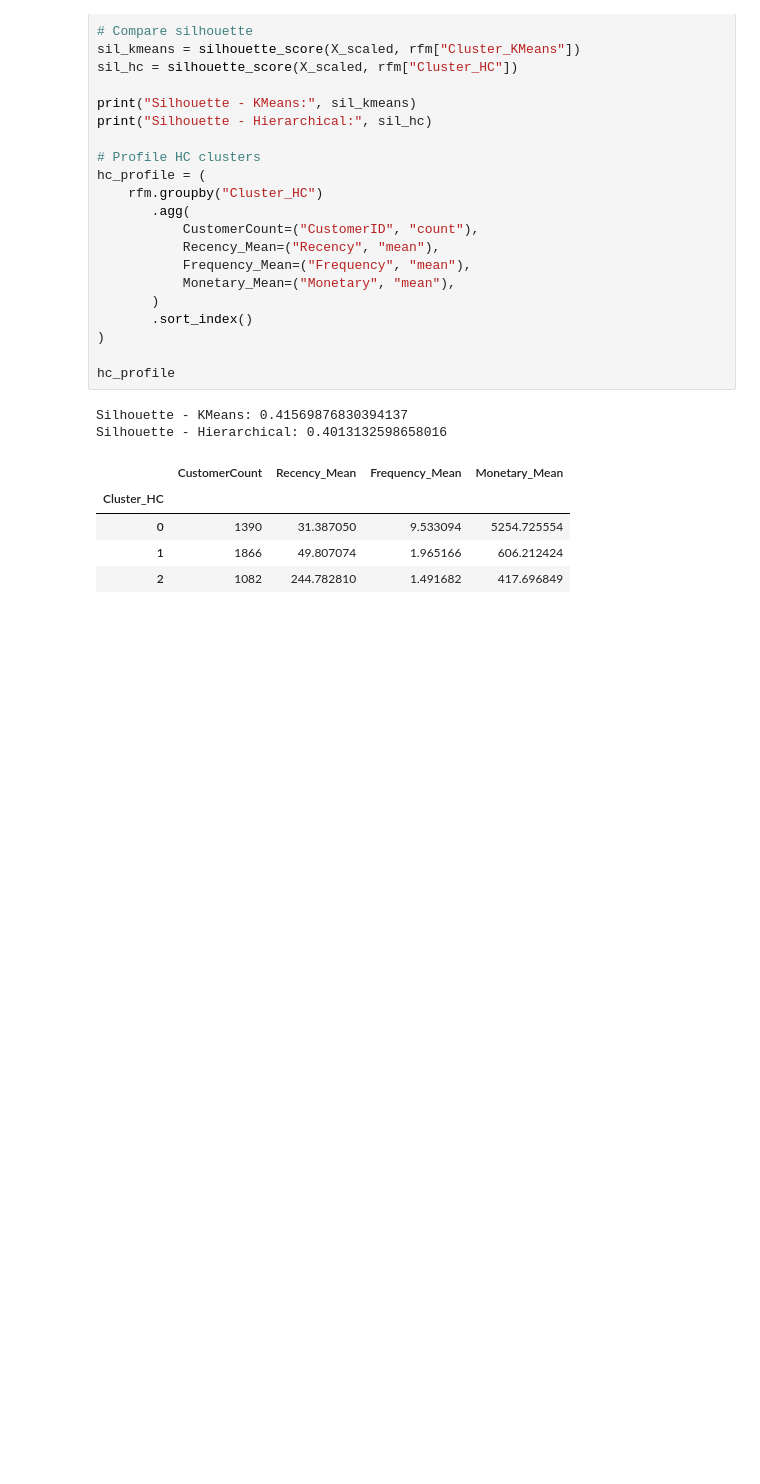
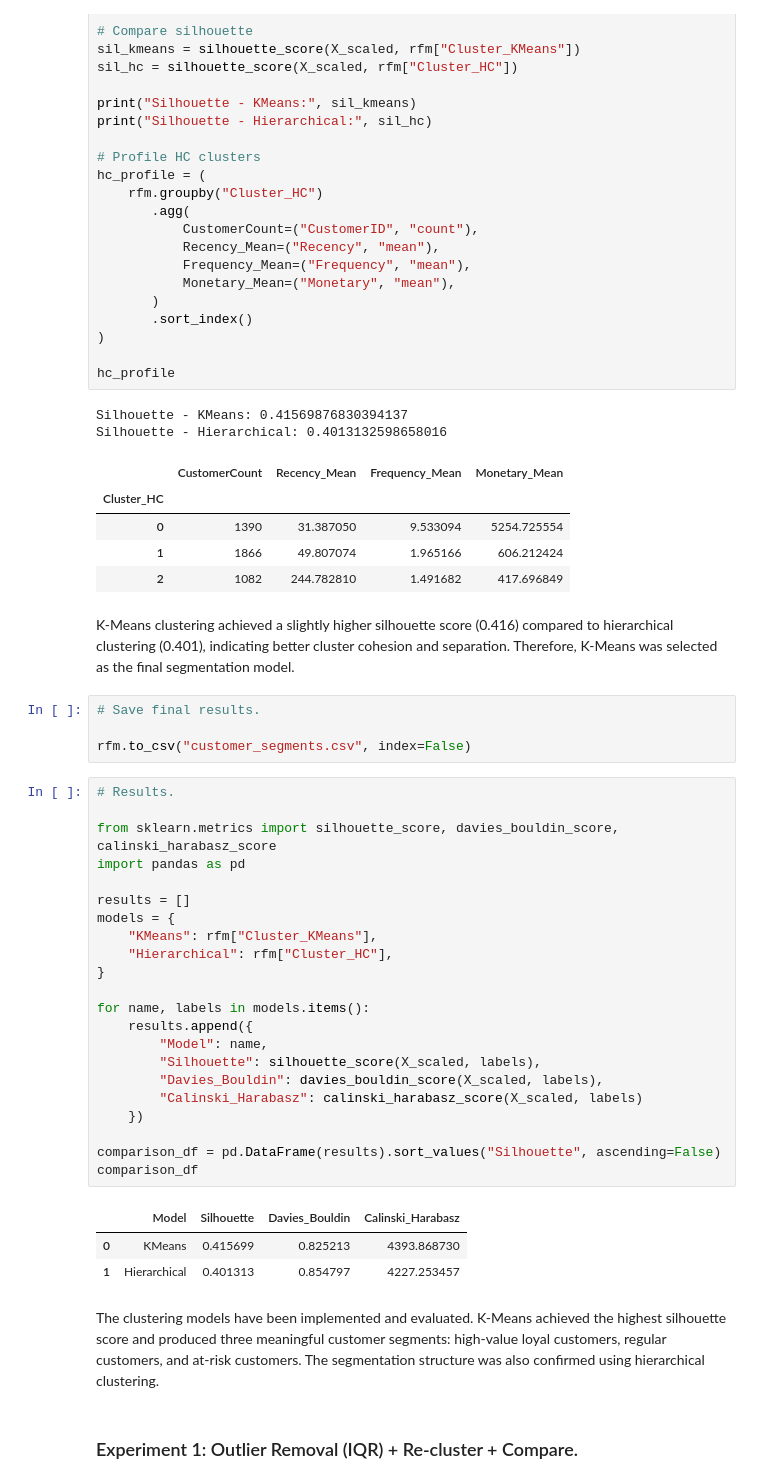
Before and after one commit to Chirag0455/MSc_Data_Science_Project, a Jupyter notebook: DS_Project_Chirag.ipynb, the cells around one changed output. Drawn from its saved outputs; the diff is of its cells as text; blank space fills up the shorter version.

```diff
--- a/DS_Project_Chirag.ipynb
+++ b/DS_Project_Chirag.ipynb
@@ -542,3 +542,39 @@ Silhouette - Hierarchical: 0.4013132598658016
 | 0 | 1390 | 31.387050 | 9.533094 | 5254.725554 |
 | 1 | 1866 | 49.807074 | 1.965166 | 606.212424 |
 | 2 | 1082 | 244.782810 | 1.491682 | 417.696849 |
+# %% [markdown]
+K-Means clustering achieved a slightly higher silhouette score (0.416) compared to hierarchical clustering (0.401), indicating better cluster cohesion and separation. Therefore, K-Means was selected as the final segmentation model.
+# %%
+# Save final results.
+
+rfm.to_csv("customer_segments.csv", index=False)
+# %%
+# Results.
+
+from sklearn.metrics import silhouette_score, davies_bouldin_score, calinski_harabasz_score
+import pandas as pd
+
+results = []
+models = {
+    "KMeans": rfm["Cluster_KMeans"],
+    "Hierarchical": rfm["Cluster_HC"],
+}
+
+for name, labels in models.items():
+    results.append({
+        "Model": name,
+        "Silhouette": silhouette_score(X_scaled, labels),
+        "Davies_Bouldin": davies_bouldin_score(X_scaled, labels),
+        "Calinski_Harabasz": calinski_harabasz_score(X_scaled, labels)
+    })
+
+comparison_df = pd.DataFrame(results).sort_values("Silhouette", ascending=False)
+comparison_df
+# %% [output]
+|  | Model | Silhouette | Davies_Bouldin | Calinski_Harabasz |
+| 0 | KMeans | 0.415699 | 0.825213 | 4393.868730 |
+| 1 | Hierarchical | 0.401313 | 0.854797 | 4227.253457 |
+# %% [markdown]
+The clustering models have been implemented and evaluated. K-Means achieved the highest silhouette score and produced three meaningful customer segments: high-value loyal customers, regular customers, and at-risk customers. The segmentation structure was also confirmed using hierarchical clustering.
+# %% [markdown]
+### Experiment 1: Outlier Removal (IQR) + Re-cluster + Compare.
```
Also changed, not shown: parts of 18 cells of this notebook.
